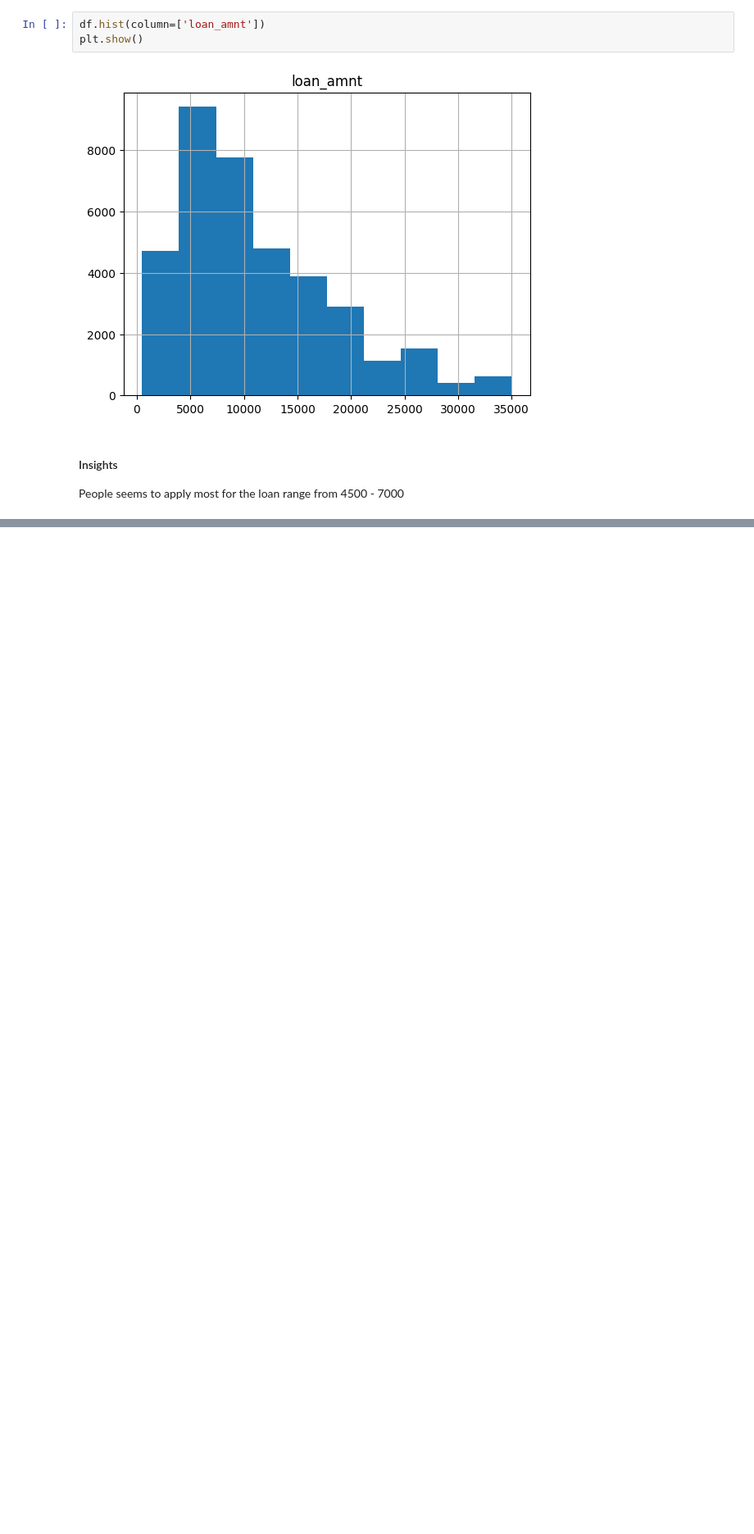
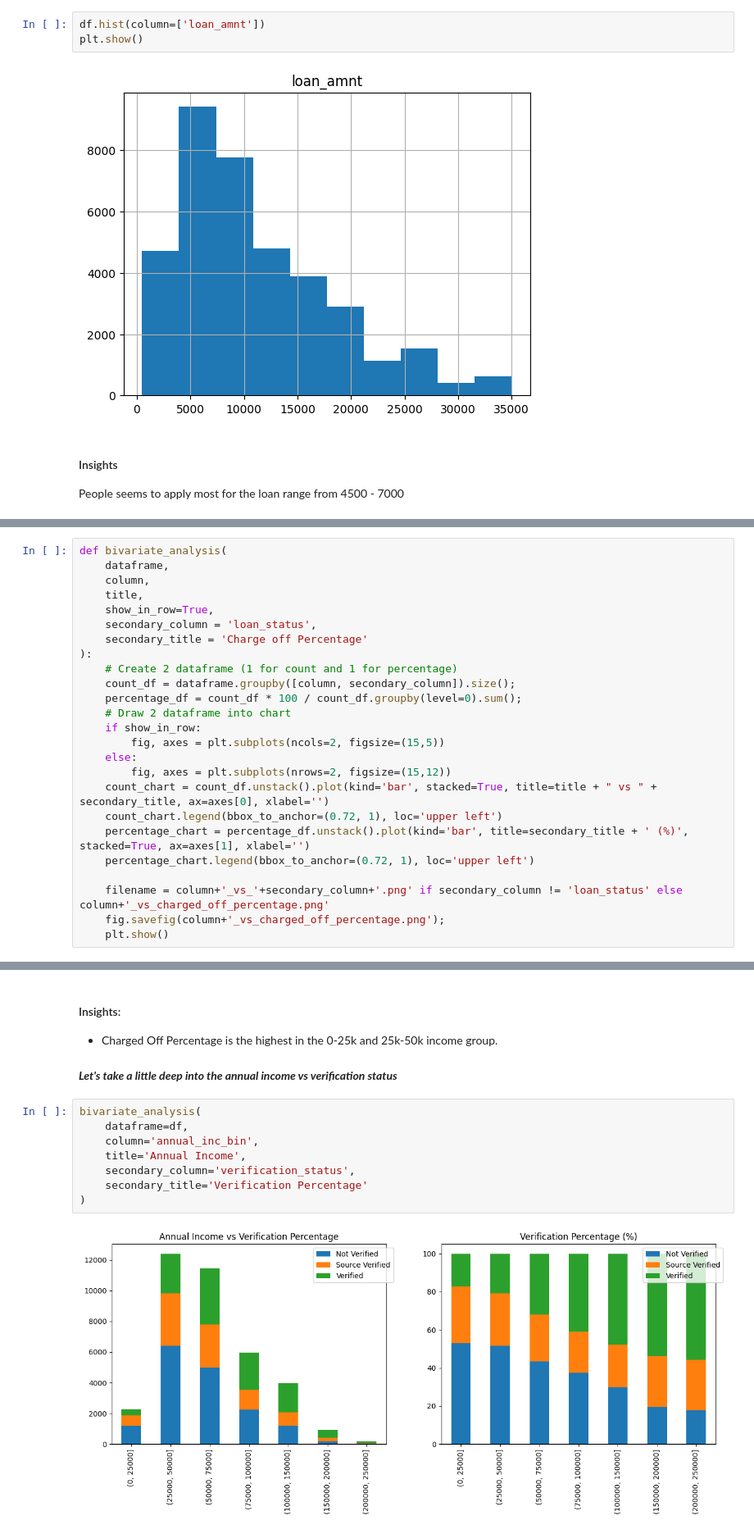
Before and after one commit to phucanthony/LendingClubCaseStudy, a Jupyter notebook: PhucPham_IIIT.ipynb, the cells around one changed output, grey strips where cells are left out. Shown at 82% size. Cells and saved outputs as stored; diff of their text form; blank space fills up the shorter version.

```diff
--- a/PhucPham_IIIT.ipynb
+++ b/PhucPham_IIIT.ipynb
@@ -543,0 +398,25 @@ bivariate_analysis(dataframe=df, column='annual_inc_bin', title='Annual Income')
+# %%
+def bivariate_analysis(
+    dataframe,
+    column,
+    title,
+    show_in_row=True,
+    secondary_column = 'loan_status',
+    secondary_title = 'Charge off Percentage'
+):
+    # Create 2 dataframe (1 for count and 1 for percentage)
+    count_df = dataframe.groupby([column, secondary_column]).size();
+    percentage_df = count_df * 100 / count_df.groupby(level=0).sum();
+    # Draw 2 dataframe into chart
+    if show_in_row:
+        fig, axes = plt.subplots(ncols=2, figsize=(15,5))
+    else:
+        fig, axes = plt.subplots(nrows=2, figsize=(15,12))
+    count_chart = count_df.unstack().plot(kind='bar', stacked=True, title=title + " vs " + secondary_title, ax=axes[0], xlabel='')
+    count_chart.legend(bbox_to_anchor=(0.72, 1), loc='upper left')
+    percentage_chart = percentage_df.unstack().plot(kind='bar', title=secondary_title + ' (%)', stacked=True, ax=axes[1], xlabel='')
+    percentage_chart.legend(bbox_to_anchor=(0.72, 1), loc='upper left')
+
+    filename = column+'_vs_'+secondary_column+'.png' if secondary_column != 'loan_status' else column+'_vs_charged_off_percentage.png'
+    fig.savefig(column+'_vs_charged_off_percentage.png');
+    plt.show()
@@ -543,0 +546,15 @@ bivariate_analysis(dataframe=df, column='annual_inc_bin', title='Annual Income')
+# %% [markdown]
+#### Insights:
+- Charged Off Percentage is the highest in the 0-25k and 25k-50k income group.
+# %% [markdown]
+***Let's take a little deep into the annual income vs verification status***
+# %%
+bivariate_analysis(
+    dataframe=df,
+    column='annual_inc_bin',
+    title='Annual Income',
+    secondary_column='verification_status',
+    secondary_title='Verification Percentage'
+)
+# %% [output]
+[figure, added]
```
Also changed, not shown: parts of 130 cells of this notebook.
